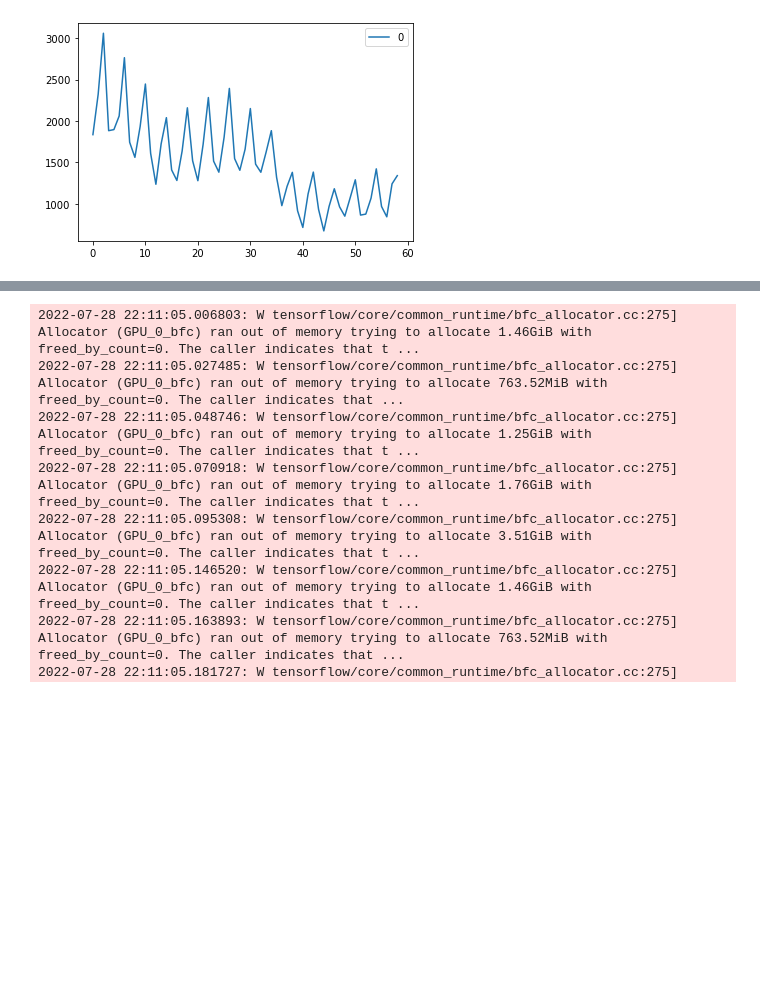
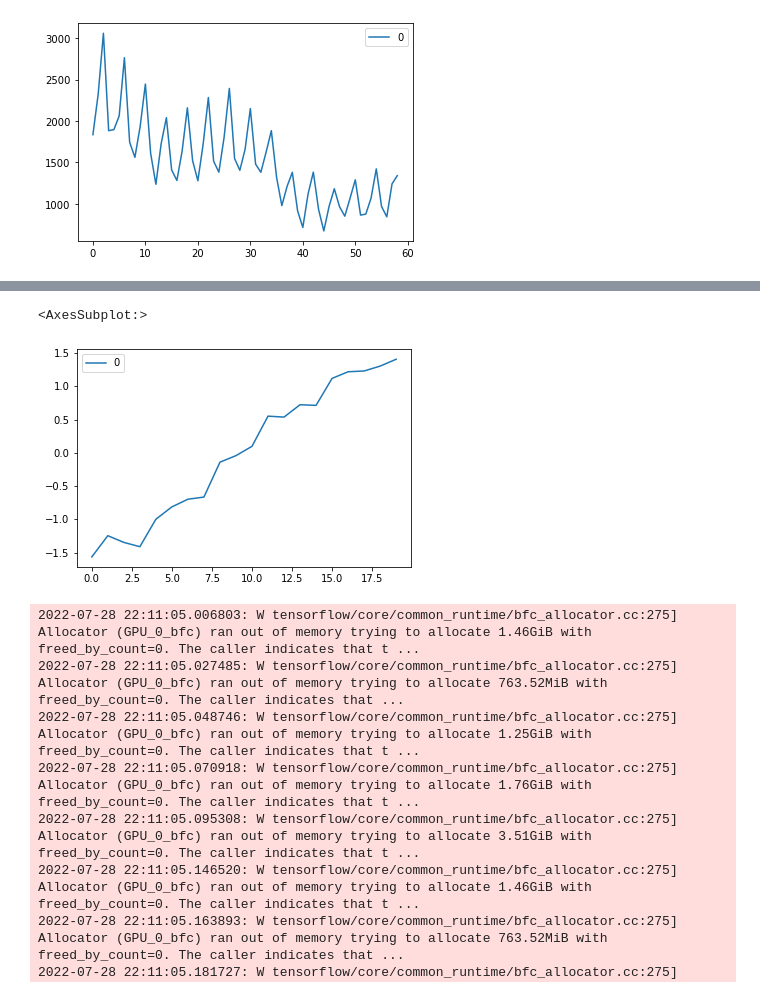
Before and after one commit to Pieter-Cawood/FFORMA-ESRNN, a Jupyter notebook: hacking.ipynb, the cells around one changed output, grey strips where cells are left out. Cells and saved outputs as stored; diff of their text form; code cells hidden in the pictures; blank space fills up the shorter version.

```diff
--- a/hacking.ipynb
+++ b/hacking.ipynb
@@ -637,3 +671,8 @@ pd.DataFrame(res[0]).plot()
+# %%
+pd.DataFrame(res[1]).plot()
+# %% [output]
+<AxesSubplot:>
+[figure, added]
 # %%
 deepforma.fit(ts_pred_data, train_errors)
 deepforma_preds = deepforma.predict(ts_pred_data, y_hat_base_models_test)
```
Also changed, not shown: parts of 7 cells of this notebook, 2 other files.
